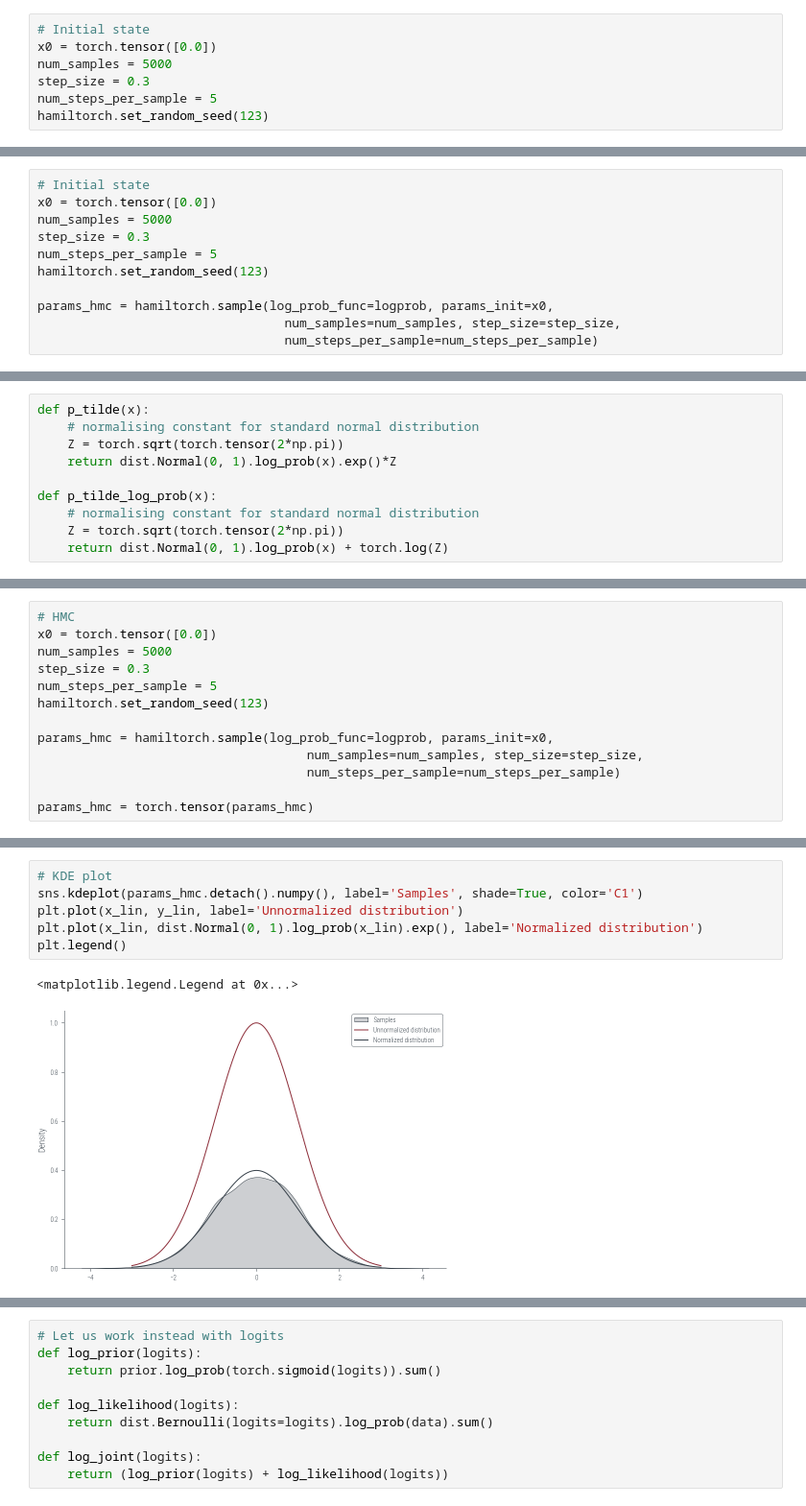
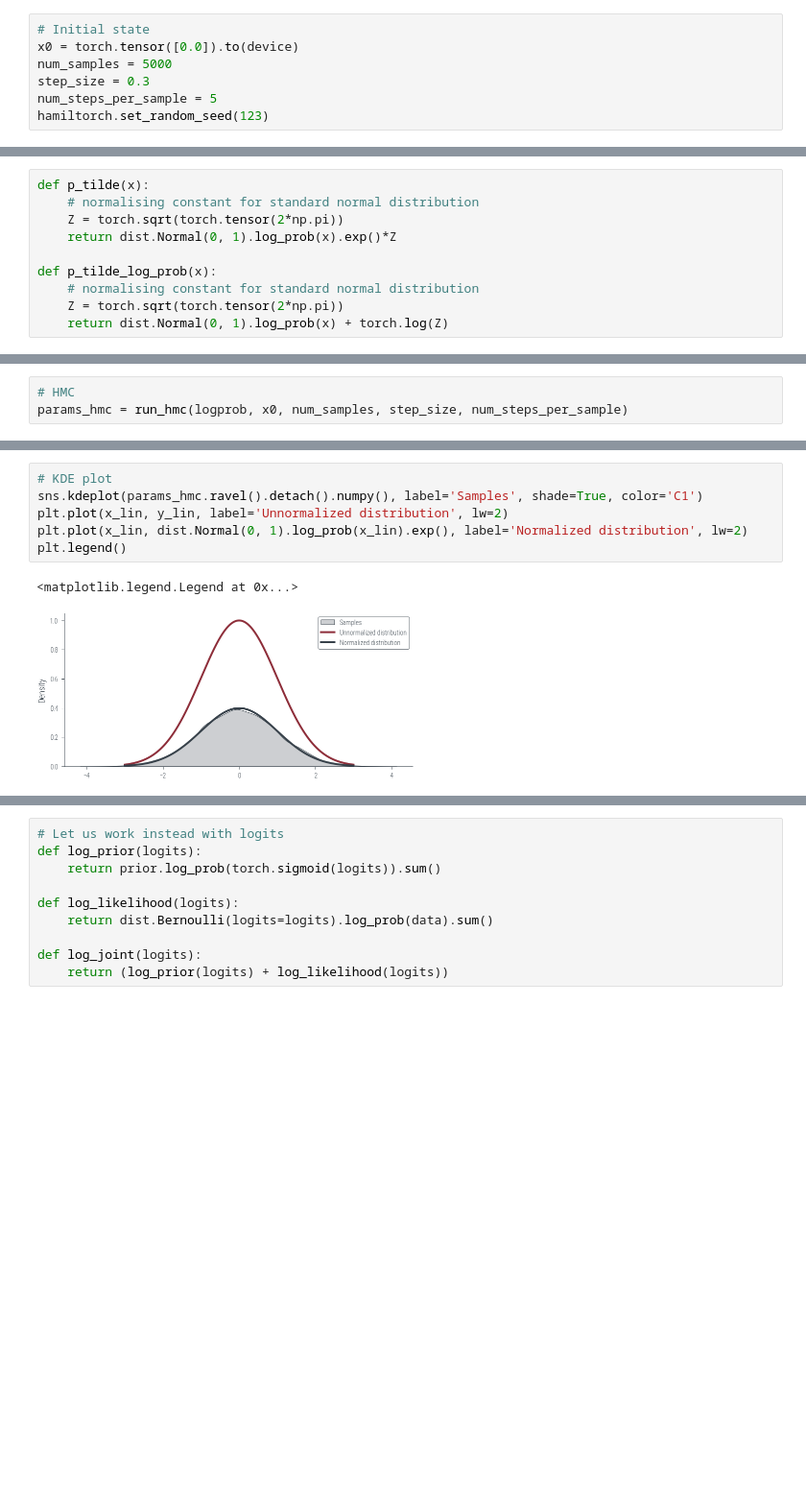
Before and after one commit to nipunbatra/pml-teaching, a Jupyter notebook: notebooks/mcmc-hamiltorch.ipynb, the cells around one changed output, grey strips where cells are left out. Shown at 96% size. Cells and saved outputs as stored; diff of their text form; blank space fills up the shorter version.

```diff
--- a/notebooks/mcmc-hamiltorch.ipynb
+++ b/notebooks/mcmc-hamiltorch.ipynb
@@ -62,7 +67,7 @@ logprob(torch.tensor([0.0]))
 tensor([-0.9189])
 # %%
 # Initial state
-x0 = torch.tensor([0.0])
+x0 = torch.tensor([0.0]).to(device)
 num_samples = 5000
 step_size = 0.3
 num_steps_per_sample = 5
@@ -149,14 +186,3 @@ def logprob(x):
 logprob(torch.tensor([0.0]))
 # %% [output]
 tensor([-4.1114])
-# %%
-# Initial state
-x0 = torch.tensor([0.0])
-num_samples = 5000
-step_size = 0.3
-num_steps_per_sample = 5
-hamiltorch.set_random_seed(123)
-
-params_hmc = hamiltorch.sample(log_prob_func=logprob, params_init=x0,
-                                 num_samples=num_samples, step_size=step_size,
-                                 num_steps_per_sample=num_steps_per_sample)
@@ -210,13 +255,0 @@ tensor([0.])
-# %%
-# HMC
-x0 = torch.tensor([0.0])
-num_samples = 5000
-step_size = 0.3
-num_steps_per_sample = 5
-hamiltorch.set_random_seed(123)
-
-params_hmc = hamiltorch.sample(log_prob_func=logprob, params_init=x0,
-                                    num_samples=num_samples, step_size=step_size,
-                                    num_steps_per_sample=num_steps_per_sample)
-
-params_hmc = torch.tensor(params_hmc)
@@ -227,0 +256,3 @@ Acceptance Rate 0.99
+# %%
+# HMC
+params_hmc = run_hmc(logprob, x0, num_samples, step_size, num_steps_per_sample)
@@ -234,9 +270,9 @@ plt.plot(params_hmc[:500], label='Trace')
 # %%
 # KDE plot
-sns.kdeplot(params_hmc.detach().numpy(), label='Samples', shade=True, color='C1')
-plt.plot(x_lin, y_lin, label='Unnormalized distribution')
-plt.plot(x_lin, dist.Normal(0, 1).log_prob(x_lin).exp(), label='Normalized distribution')
+sns.kdeplot(params_hmc.ravel().detach().numpy(), label='Samples', shade=True, color='C1')
+plt.plot(x_lin, y_lin, label='Unnormalized distribution', lw=2)
+plt.plot(x_lin, dist.Normal(0, 1).log_prob(x_lin).exp(), label='Normalized distribution', lw=2)
 plt.legend()
 # %% [output]
 <matplotlib.legend.Legend at 0x...>
-[figure, old version]
+[figure, new version]
```
Also changed, not shown: parts of 57 cells of this notebook, 2 other files.
